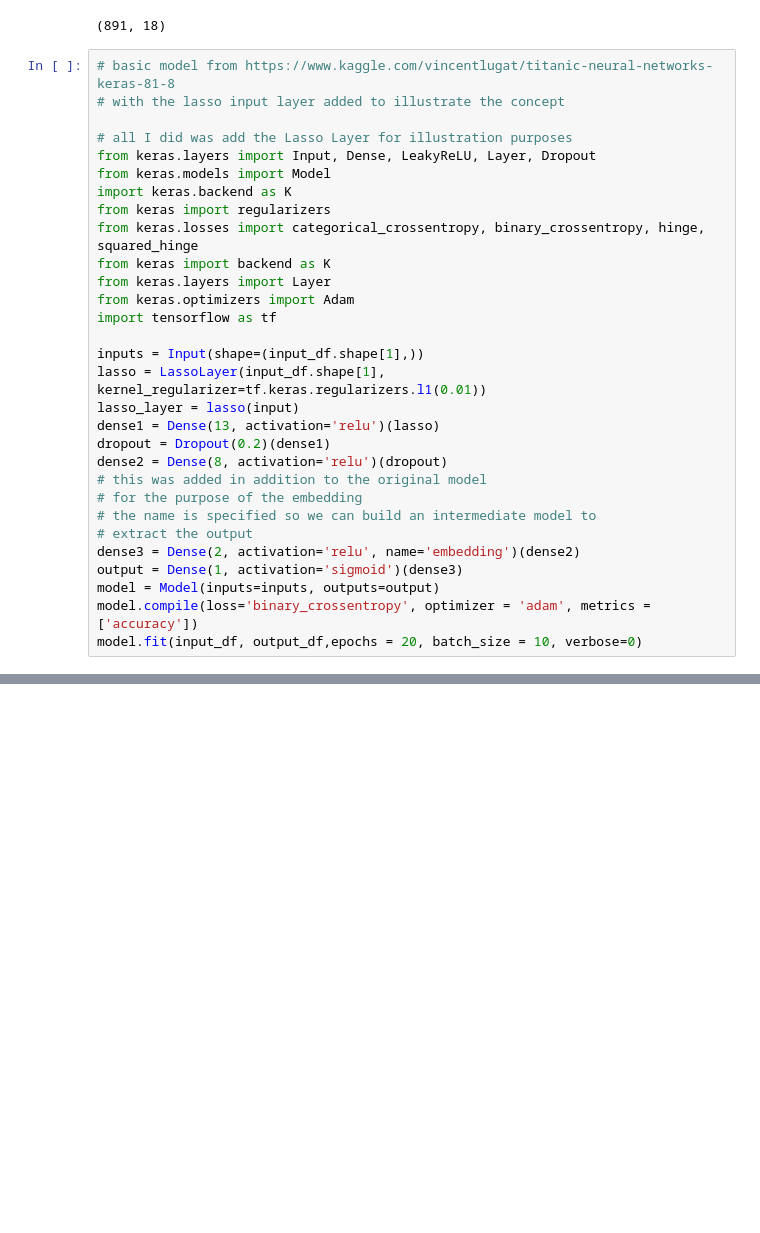
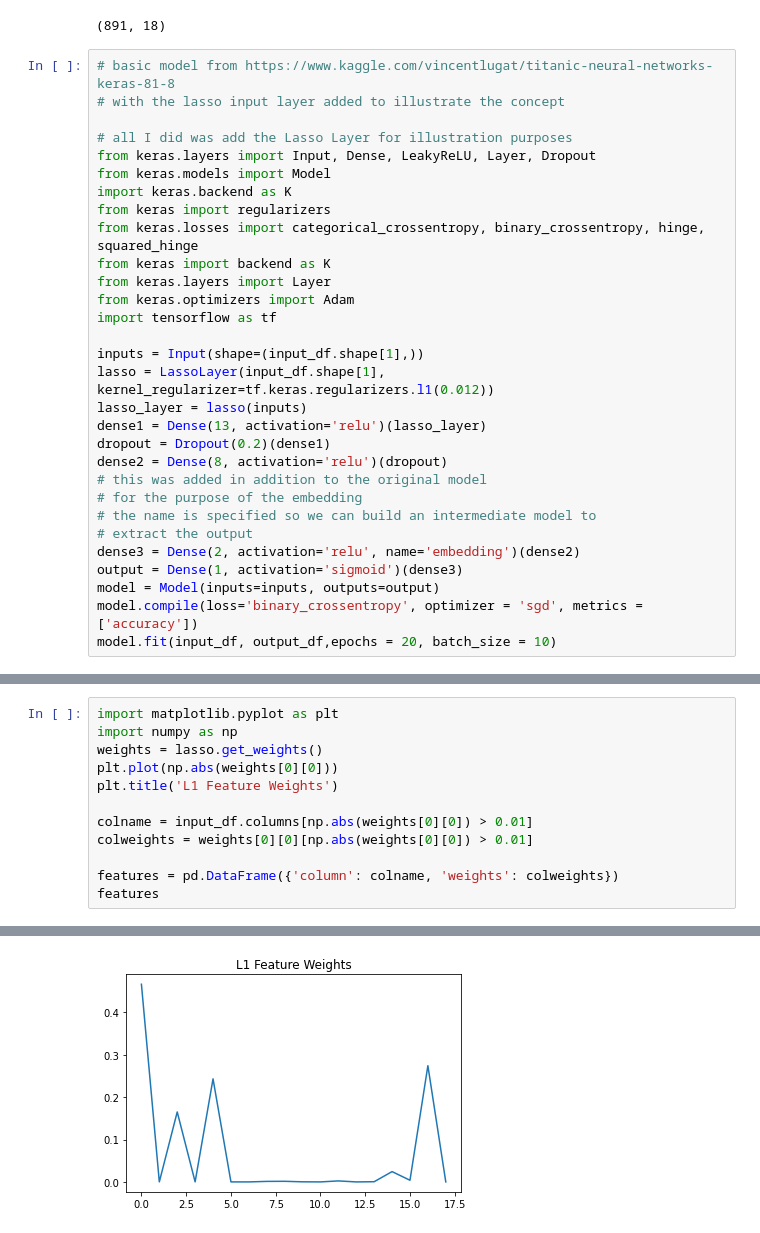
Before and after one commit to eyang3/LassoAttention, a Jupyter notebook: Train.ipynb, the cells around one changed output, grey strips where cells are left out. Saved outputs shown, nothing was run; the diff lists cells and outputs as text; blank space fills up the shorter version.

```diff
--- a/Train.ipynb
+++ b/Train.ipynb
@@ -24,9 +24,9 @@ from keras.optimizers import Adam
 import tensorflow as tf
 
 inputs = Input(shape=(input_df.shape[1],))
-lasso = LassoLayer(input_df.shape[1], kernel_regularizer=tf.keras.regularizers.l1(0.01))
-lasso_layer = lasso(input)
-dense1 = Dense(13, activation='relu')(lasso)
+lasso = LassoLayer(input_df.shape[1], kernel_regularizer=tf.keras.regularizers.l1(0.012))
+lasso_layer = lasso(inputs)
+dense1 = Dense(13, activation='relu')(lasso_layer)
 dropout = Dropout(0.2)(dense1)
 dense2 = Dense(8, activation='relu')(dropout)
 # this was added in addition to the original model
@@ -36,6 +36,6 @@ dense2 = Dense(8, activation='relu')(dropout)
 dense3 = Dense(2, activation='relu', name='embedding')(dense2)
 output = Dense(1, activation='sigmoid')(dense3)
 model = Model(inputs=inputs, outputs=output)
-model.compile(loss='binary_crossentropy', optimizer = 'adam', metrics = ['accuracy'])
-model.fit(input_df, output_df,epochs = 20, batch_size = 10, verbose=0)
+model.compile(loss='binary_crossentropy', optimizer = 'sgd', metrics = ['accuracy'])
+model.fit(input_df, output_df,epochs = 20, batch_size = 10)
 # %% [output]
@@ -53,0 +82,13 @@ import matplotlib.pl
+# %%
+import matplotlib.pyplot as plt
+import numpy as np
+weights = lasso.get_weights()
+plt.plot(np.abs(weights[0][0]))
+plt.title('L1 Feature Weights')
+
+colname = input_df.columns[np.abs(weights[0][0]) > 0.01]
+colweights = weights[0][0][np.abs(weights[0][0]) > 0.01]
+
+features = pd.DataFrame({'column': colname, 'weights': colweights})
+features
+# %% [output]
@@ -53,0 +101 @@ import matplotlib.pl
+[figure, added]
```
Also changed, not shown: parts of 6 cells of this notebook.
